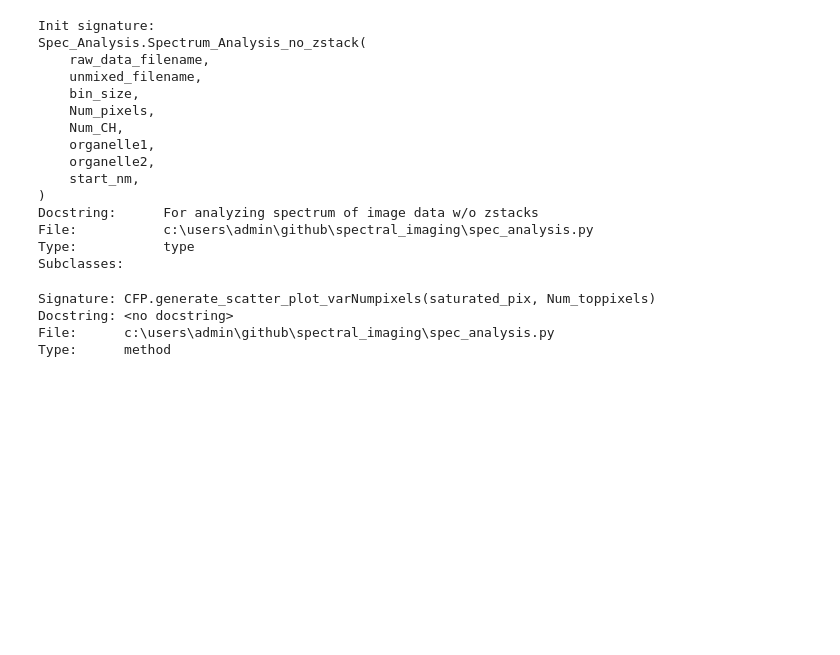
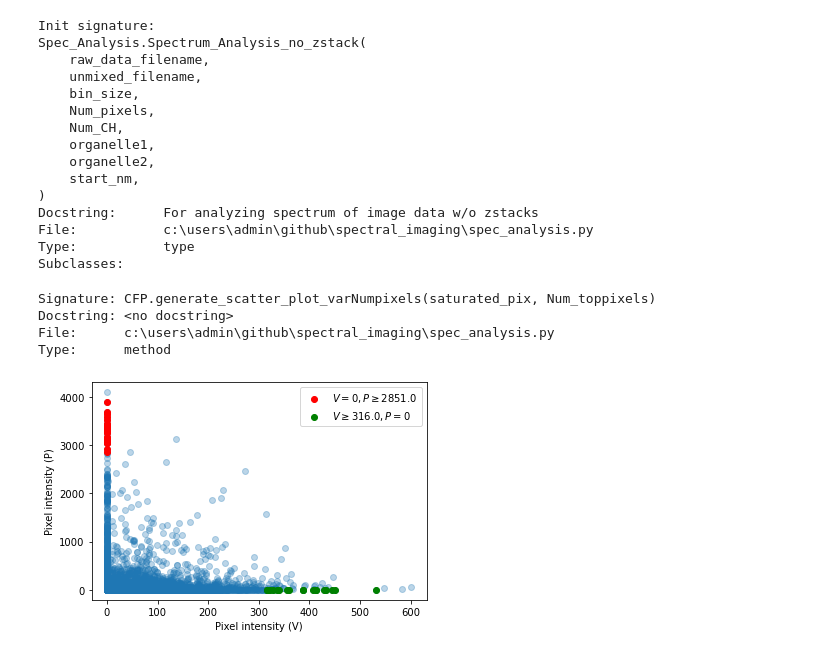
Before and after one commit to ajannamay/Spectral_imaging, a Jupyter notebook: test.ipynb, the cells around one changed output. Saved outputs shown, nothing was run; the diff lists cells and outputs as text; code cells hidden in the pictures; blank space fills up the shorter version.

```diff
--- a/test.ipynb
+++ b/test.ipynb
@@ -44,3 +59,12 @@ Signature: CFP.generate_scatter_plot_varNumpixels(saturated_pix, Num_toppixels)
 Docstring: <no docstring>
 File:      c:\users\admin\github\spectral_imaging\spec_analysis.py
 Type:      method
+# %%
+# Leu = Spectral_Analysis.Spectra('Ali_data\\LeuExp100Red_01','Ali_data\\Unmixed.LeuExp100Red_01',6,512,15,16,'M','LD',569)
+Leu = Spectral_Analysis.Spectra('Ali_data\\LeuExp100CFP_01','Ali_data\\Unmixed.LeuExp100CFP_01',6,512,19,17,'P','V',443)
+# %%
+plotter, Mindx, LDindx = Leu.generate_scatter_plot(False,20)
+plt.legend(loc='upper right')
+plt.show()
+# %% [output]
+[figure, added]
```
Also changed, not shown: parts of 8 cells of this notebook, 1 other file.
